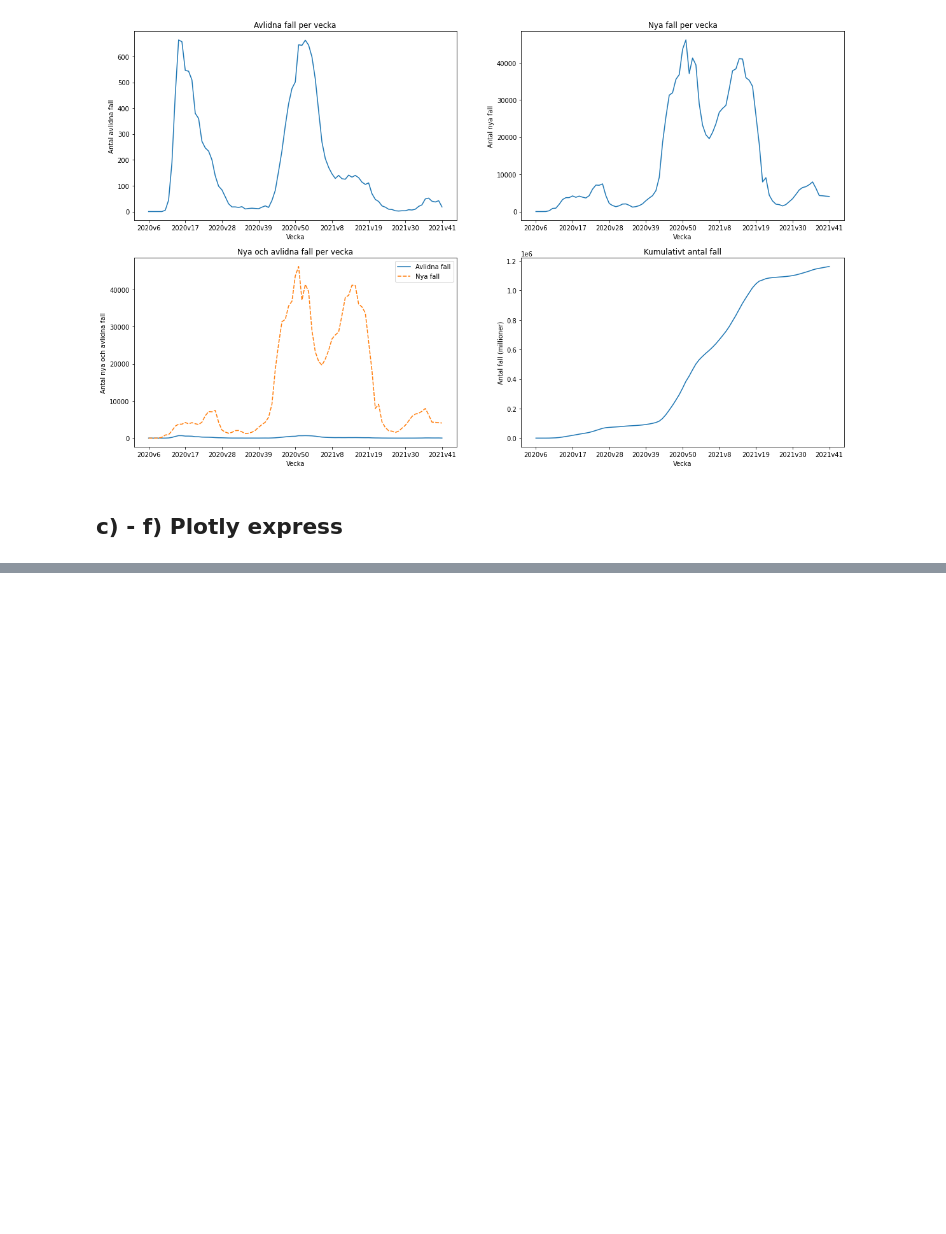
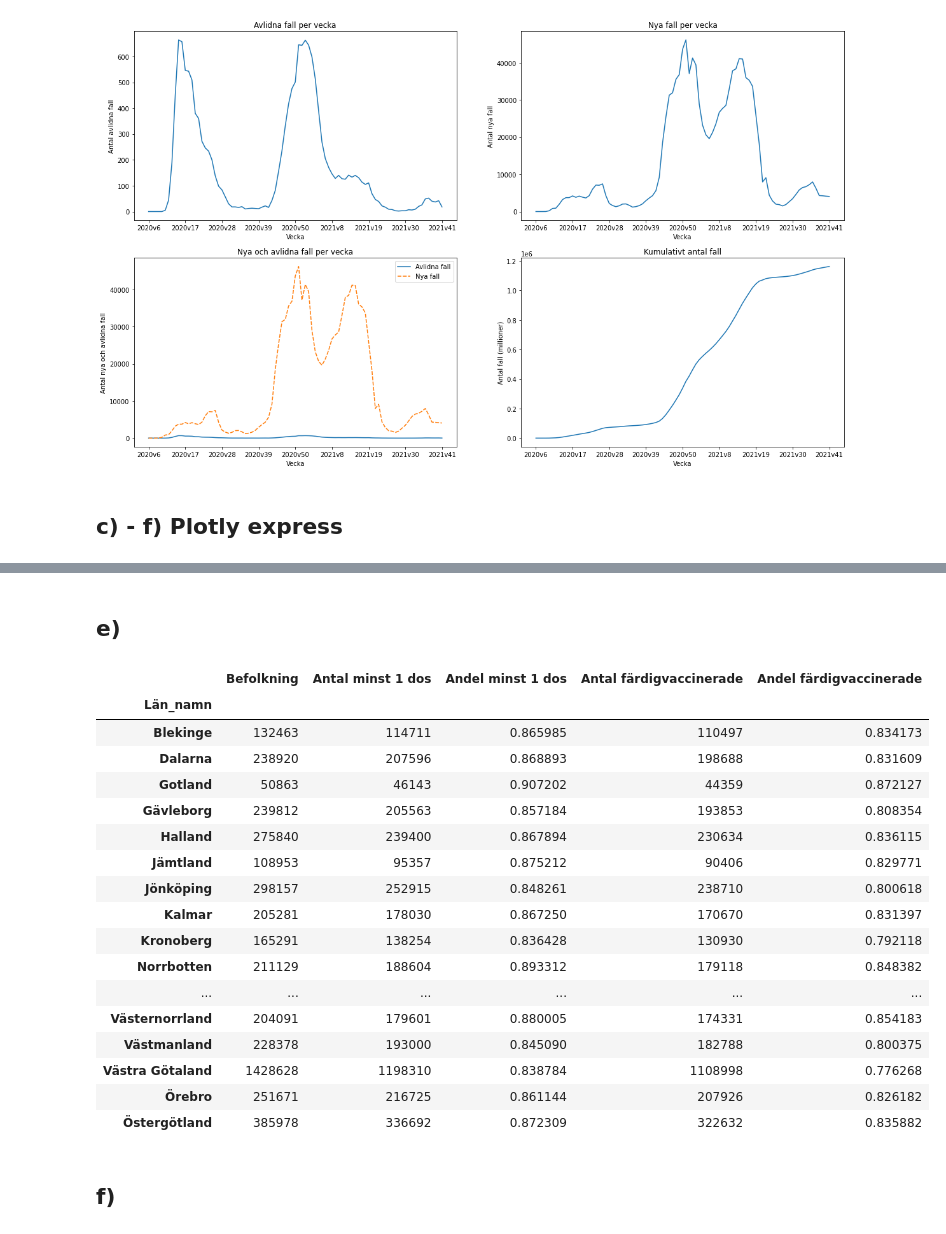
Before and after one commit to cseander/Databehandling-Christopher-Seander, a Jupyter notebook: Labs/Lab1.ipynb, the cells around one changed output, grey strips where cells are left out. Drawn from its saved outputs; the diff is of its cells as text; code cells hidden in the pictures; blank space fills up the shorter version.

```diff
--- a/Labs/Lab1.ipynb
+++ b/Labs/Lab1.ipynb
@@ -155,0 +210,34 @@ px_line(covid19, "Vecka", "Kum_antal_fall", "Kumulativt antal fall", {"Kum_antal
+# %% [markdown]
+## e)
+# %%
+# create new DataFrame with the total population number per county
+vaccine = pd.DataFrame(covid19_vaccine.groupby("Län_namn")["Befolkning"].sum())
+
+# add at least one dose per county
+vaccine["Antal minst 1 dos"] = covid19_vaccine.groupby("Län_namn")["Antal minst 1 dos"].sum()
+vaccine["Andel minst 1 dos"] = vaccine["Antal minst 1 dos"] / vaccine["Befolkning"]
+
+# add fully vaccinated per county
+vaccine["Antal färdigvaccinerade"] = covid19_vaccine.groupby("Län_namn")["Antal färdigvaccinerade"].sum()
+vaccine["Andel färdigvaccinerade"] = vaccine["Antal färdigvaccinerade"] / vaccine["Befolkning"]
+
+vaccine
+# %% [output]
+|  | Befolkning | Antal minst 1 dos | Andel minst 1 dos | Antal färdigvaccinerade | Andel färdigvaccinerade |
+| Län_namn |  |  |  |  |  |
+| Blekinge | 132463 | 114711 | 0.865985 | 110497 | 0.834173 |
+| Dalarna | 238920 | 207596 | 0.868893 | 198688 | 0.831609 |
+| Gotland | 50863 | 46143 | 0.907202 | 44359 | 0.872127 |
+| Gävleborg | 239812 | 205563 | 0.857184 | 193853 | 0.808354 |
+| Halland | 275840 | 239400 | 0.867894 | 230634 | 0.836115 |
+| Jämtland | 108953 | 95357 | 0.875212 | 90406 | 0.829771 |
+| Jönköping | 298157 | 252915 | 0.848261 | 238710 | 0.800618 |
+| Kalmar | 205281 | 178030 | 0.867250 | 170670 | 0.831397 |
+| Kronoberg | 165291 | 138254 | 0.836428 | 130930 | 0.792118 |
+| Norrbotten | 211129 | 188604 | 0.893312 | 179118 | 0.848382 |
+| ... | ... | ... | ... | ... | ... |
+| Västernorrland | 204091 | 179601 | 0.880005 | 174331 | 0.854183 |
+| Västmanland | 228378 | 193000 | 0.845090 | 182788 | 0.800375 |
+| Västra Götaland | 1428628 | 1198310 | 0.838784 | 1108998 | 0.776268 |
+| Örebro | 251671 | 216725 | 0.861144 | 207926 | 0.826182 |
+| Östergötland | 385978 | 336692 | 0.872309 | 322632 | 0.835882 |
@@ -155,0 +252,2 @@ px_line(covid19, "Vecka", "Kum_antal_fall", "Kumulativt antal fall", {"Kum_antal
+# %% [markdown]
+## f)
```
Also changed, not shown: parts of 15 cells of this notebook, 6 other files.
